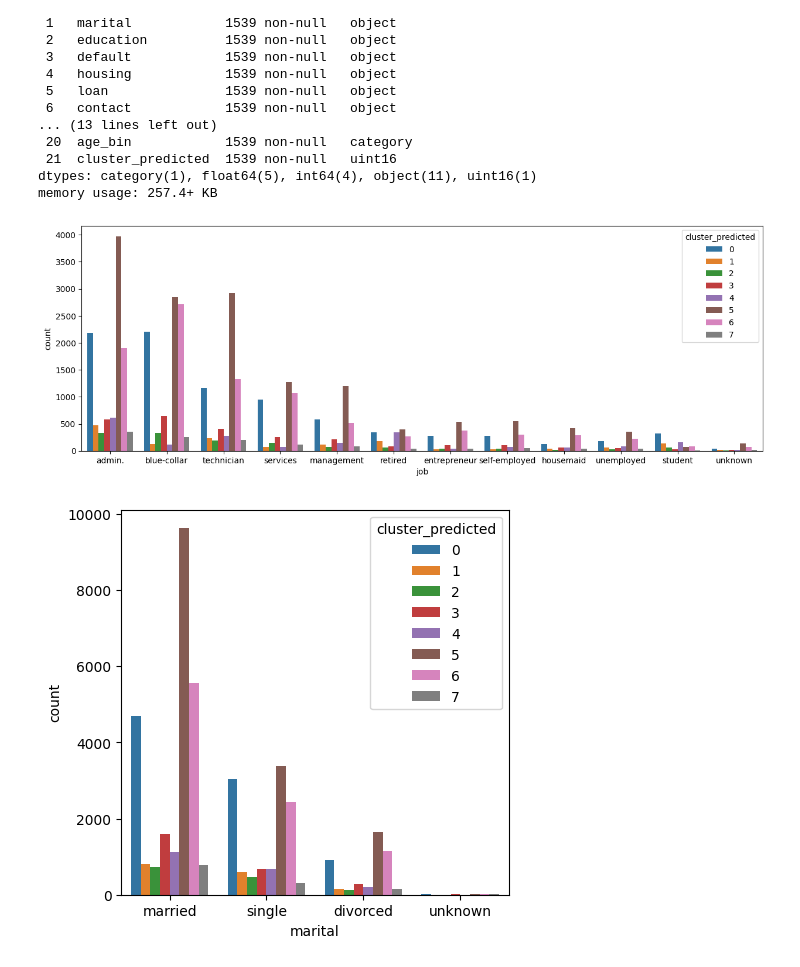
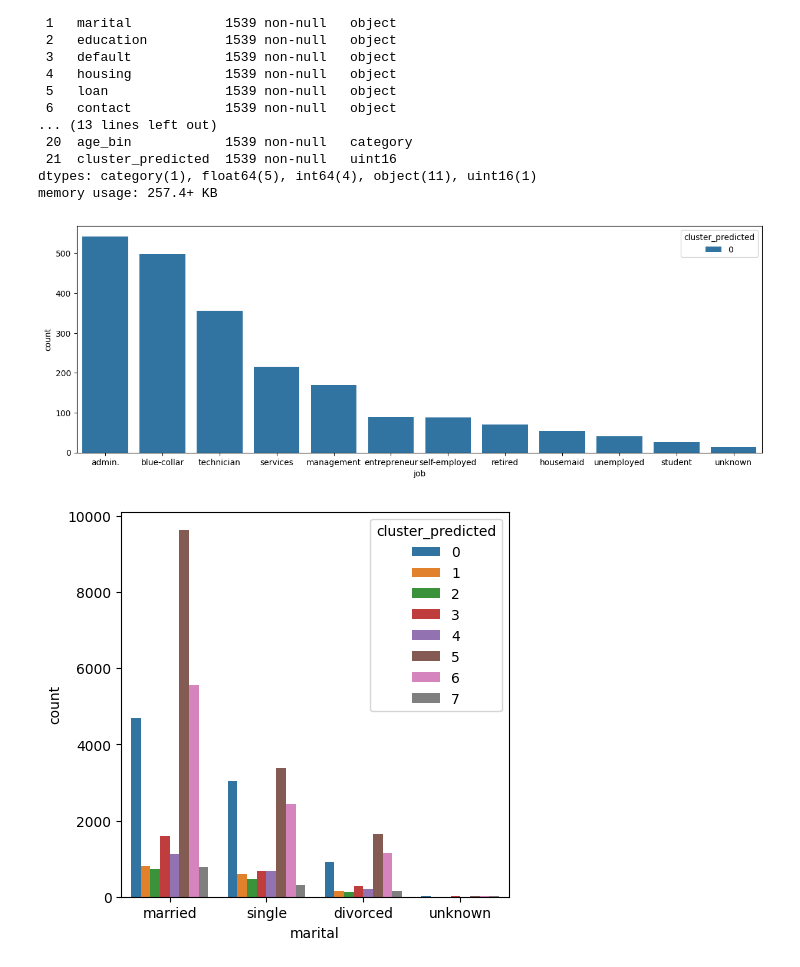
Before and after one commit to QueraTeam/dataanalysis_bootcamp_ML_sessions, a Jupyter notebook: kprototypes/bank-customer-clustering-k-Protypes-clustering.ipynb, the cells around one changed output. Cells and saved outputs as stored; diff of their text form; code cells hidden in the pictures.

```diff
--- a/kprototypes/bank-customer-clustering-k-Protypes-clustering.ipynb
+++ b/kprototypes/bank-customer-clustering-k-Protypes-clustering.ipynb
@@ -381,12 +399,15 @@ dtypes: category(1), float64(5), int64(4), object(11), uint16(1)
 memory usage: 257.4+ KB
 # %%
 # Job
+# %%
+
+x2plot = combinedDf[combinedDf.cluster_predicted==0]
 # %%
 plt.subplots(figsize = (15,5))
-sns.countplot(x=combinedDf['job'],order=combinedDf['job'].value_counts().index,hue=combinedDf['cluster_predicted'])
+sns.countplot(x=x2plot['job'],order=x2plot['job'].value_counts().index,hue=x2plot['cluster_predicted'])
 plt.show()
 # %% [output]
-[figure, old version]
+[figure, new version]
 # %%
 # Marital
 # %%
```
Also changed, not shown: parts of 4 cells of this notebook, 15 other files.
